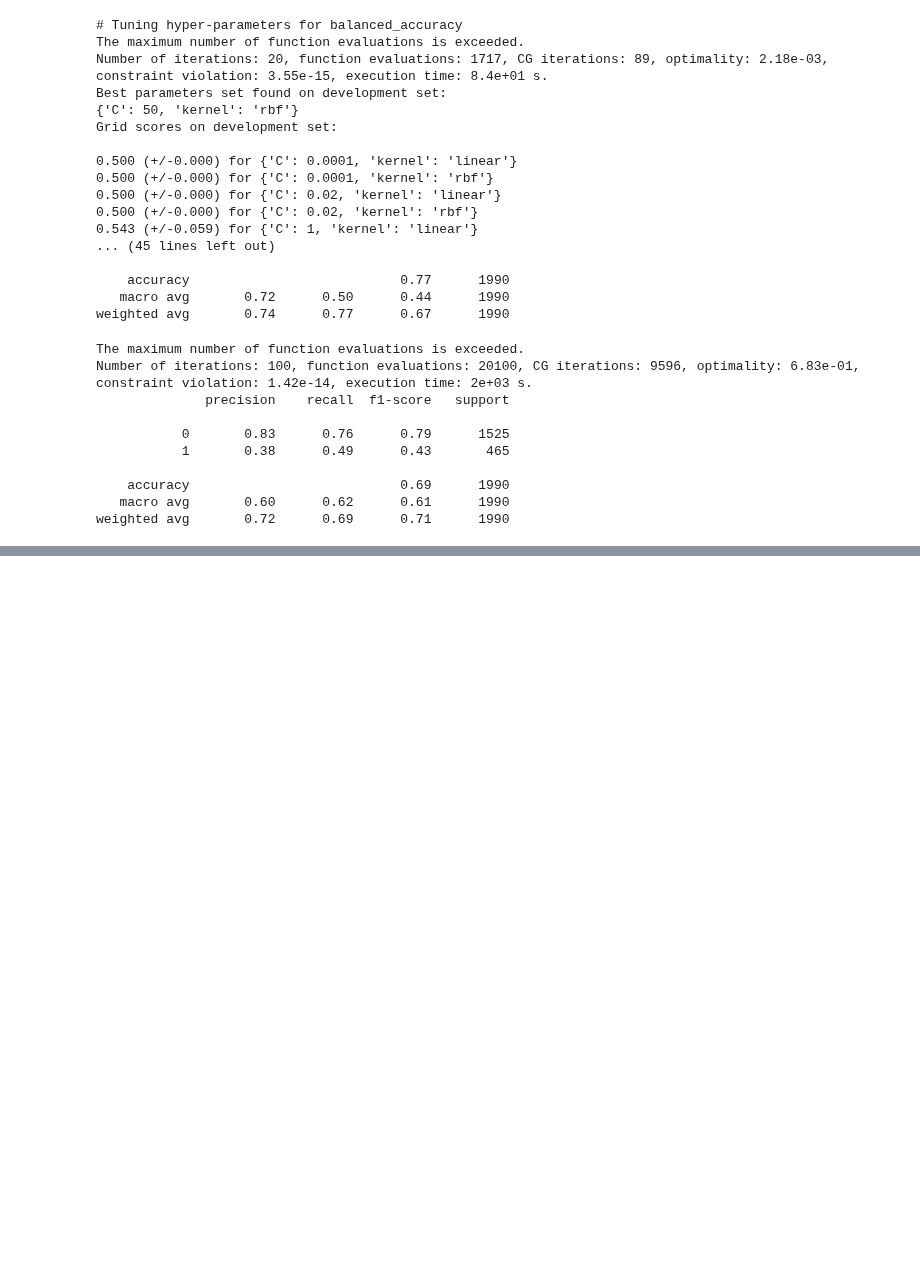
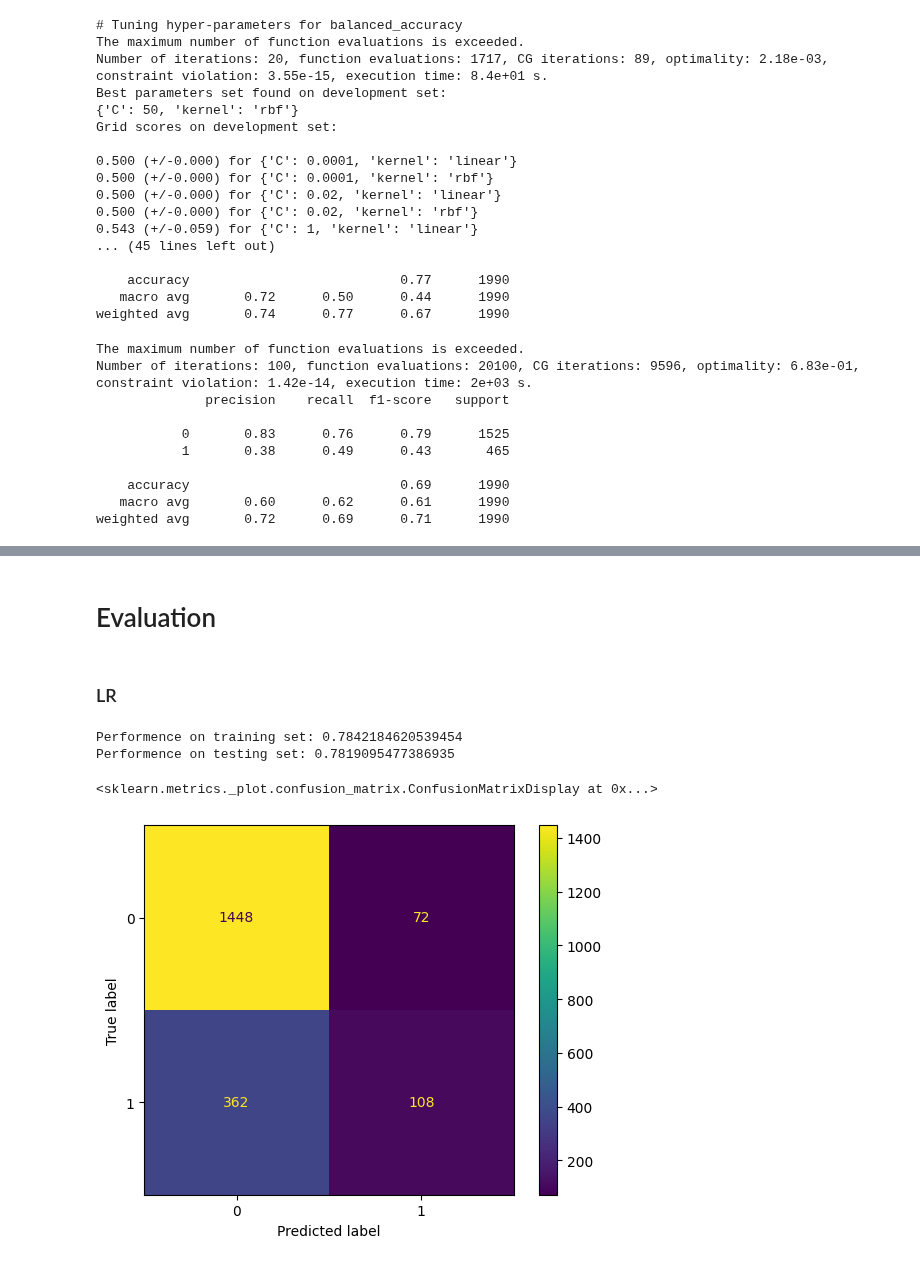
Before and after one commit to yiang-li/Predicting-Mortality-Machine-Learning, a Jupyter notebook: code_wls.ipynb, the cells around one changed output, grey strips where cells are left out. Cells and saved outputs as stored; diff of their text form; code cells hidden in the pictures; blank space fills up the shorter version.

```diff
--- a/code_wls.ipynb
+++ b/code_wls.ipynb
@@ -730,0 +948,21 @@ weighted avg       0.72      0.69      0.71      1990
+# %% [markdown]
+# Evaluation
+# %% [markdown]
+### LR
+# %%
+clf_lr, mmc = records_lr_mmc['roc_auc']
+print('Performence on training set:',
+      accuracy_score(y_train, clf_lr.predict(mmc.transform(X_train)))
+      )
+print('Performence on testing set:',
+      accuracy_score(y_test, clf_lr.predict(mmc.transform(X_test)))
+      )
+# %% [output]
+Performence on training set: 0.7842184620539454
+Performence on testing set: 0.7819095477386935
+# %%
+c_mat=confusion_matrix(y_test, clf_lr.predict(mmc.transform(X_test)))
+ConfusionMatrixDisplay(confusion_matrix=c_mat).plot()
+# %% [output]
+<sklearn.metrics._plot.confusion_matrix.ConfusionMatrixDisplay at 0x...>
+[figure, added]
```
Also changed, not shown: parts of 37 cells of this notebook, 4 other files.
